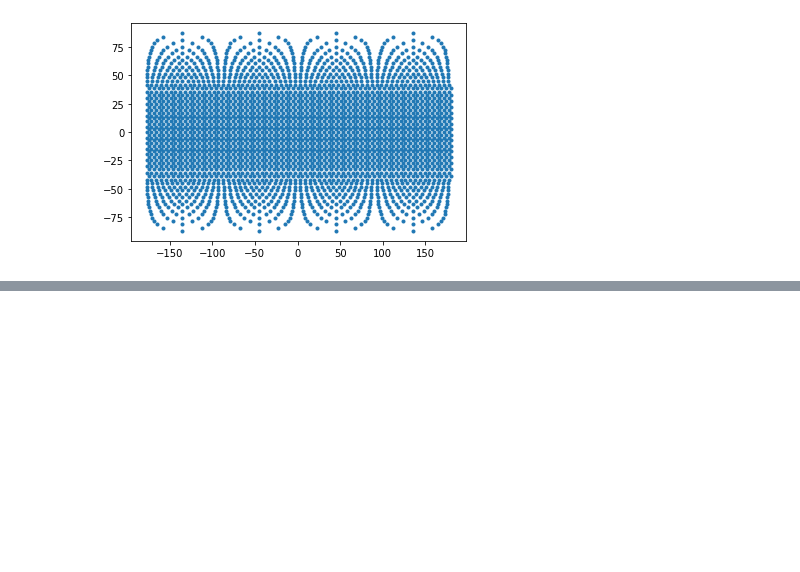
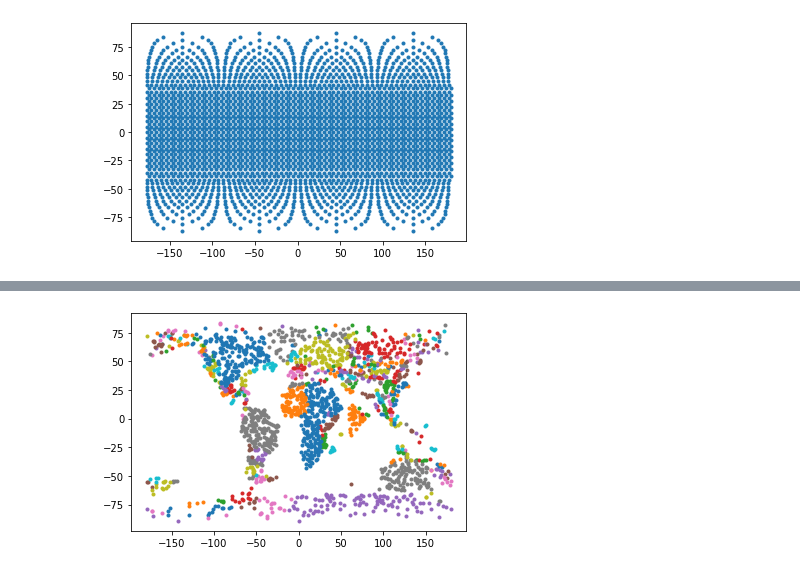
Before and after one commit to siwill22/GPlatesReconstructionModel, a Jupyter notebook: test_notebooks/test_PointDistributionOnSphere.ipynb, the cells around one changed output, grey strips where cells are left out. Drawn from its saved outputs; the diff is of its cells as text; code cells hidden in the pictures; blank space fills up the shorter version.

```diff
--- a/test_notebooks/test_PointDistributionOnSphere.ipynb
+++ b/test_notebooks/test_PointDistributionOnSphere.ipynb
@@ -31,0 +52,7 @@ plt.plot(pts.longitude,pts.latitude,'.')
+# %%
+pts_mask = pts.mask(M2016.continent_polygons, M2016.rotation_model, reconstruction_time = 50., preserve_polygon_attributes=True)
+
+for pts_group in pts_mask:
+    plt.plot(pts_group.get_geometry().to_lat_lon_array()[:,1], pts_group.get_geometry().to_lat_lon_array()[:,0], '.')
+# %% [output]
+[figure, added]
```
Also changed, not shown: parts of 3 cells of this notebook, 1 other file.
